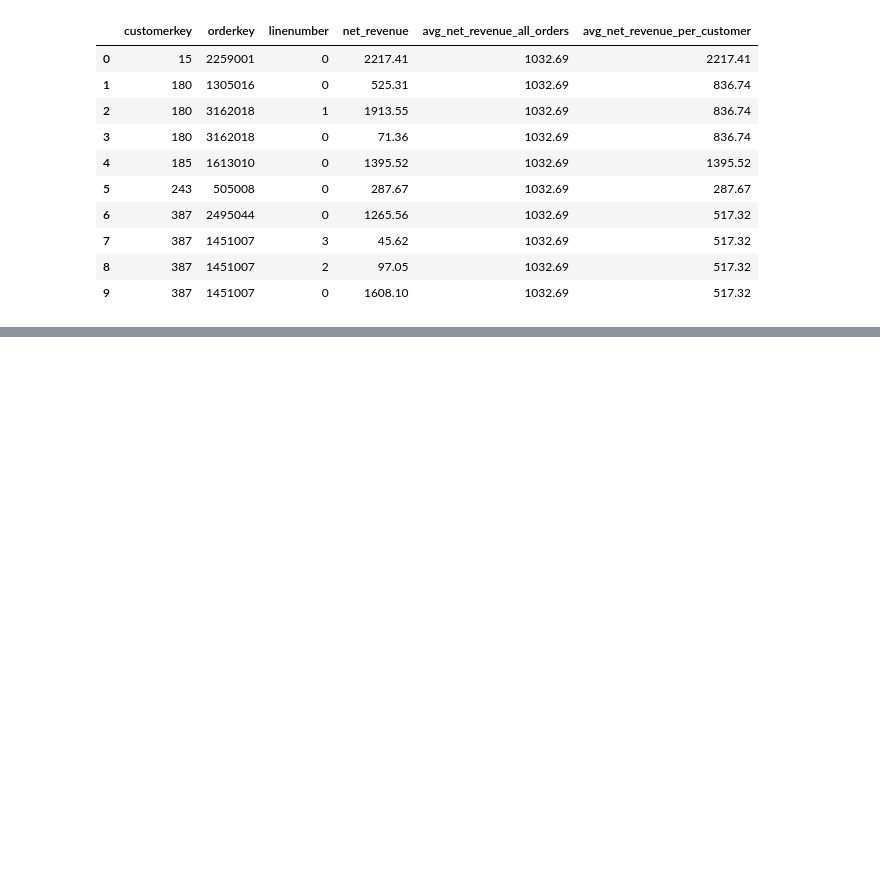
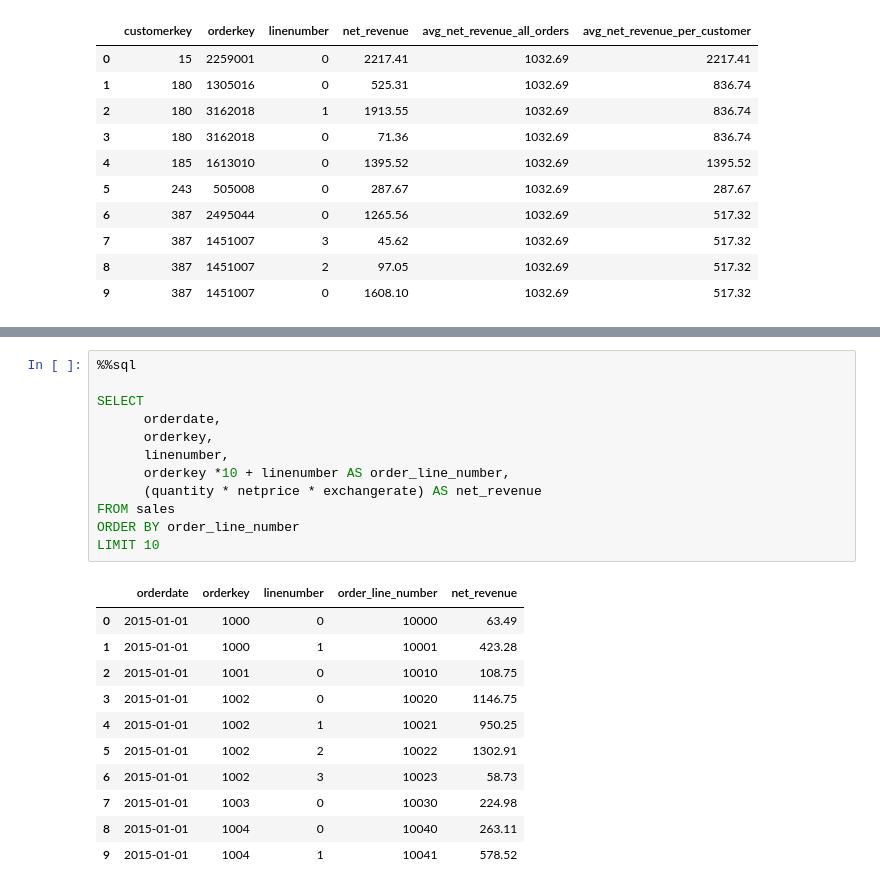
Before and after one commit to bonsoul/Data_Engineering101, a Jupyter notebook: window_functions.ipynb, the cells around one changed output, grey strips where cells are left out. Drawn from its saved outputs; the diff is of its cells as text; blank space fills up the shorter version.

```diff
--- a/window_functions.ipynb
+++ b/window_functions.ipynb
@@ -66,0 +123,24 @@ LIMIT 10
+# %%
+%%sql
+
+SELECT
+      orderdate,
+      orderkey,
+      linenumber,
+      orderkey *10 + linenumber AS order_line_number,
+      (quantity * netprice * exchangerate) AS net_revenue
+FROM sales
+ORDER BY order_line_number
+LIMIT 10
+# %% [output]
+|  | orderdate | orderkey | linenumber | order_line_number | net_revenue |
+| 0 | 2015-01-01 | 1000 | 0 | 10000 | 63.49 |
+| 1 | 2015-01-01 | 1000 | 1 | 10001 | 423.28 |
+| 2 | 2015-01-01 | 1001 | 0 | 10010 | 108.75 |
+| 3 | 2015-01-01 | 1002 | 0 | 10020 | 1146.75 |
+| 4 | 2015-01-01 | 1002 | 1 | 10021 | 950.25 |
+| 5 | 2015-01-01 | 1002 | 2 | 10022 | 1302.91 |
+| 6 | 2015-01-01 | 1002 | 3 | 10023 | 58.73 |
+| 7 | 2015-01-01 | 1003 | 0 | 10030 | 224.98 |
+| 8 | 2015-01-01 | 1004 | 0 | 10040 | 263.11 |
+| 9 | 2015-01-01 | 1004 | 1 | 10041 | 578.52 |
```
Also changed, not shown: parts of 4 cells of this notebook.
